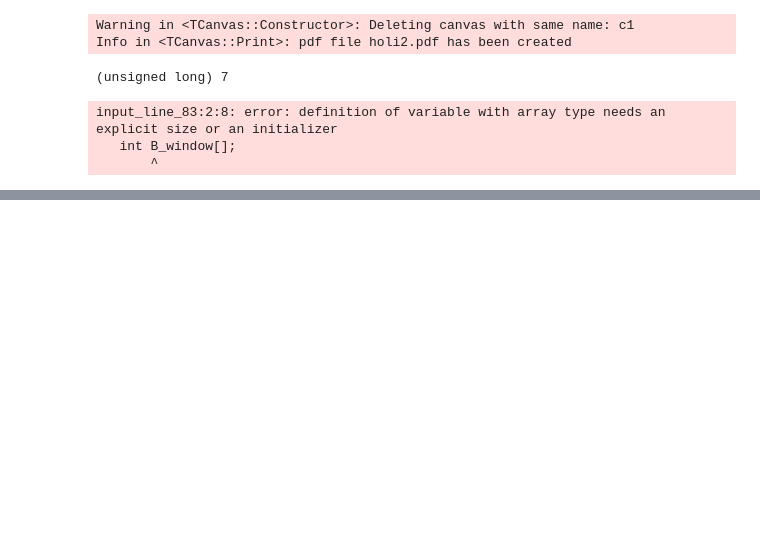
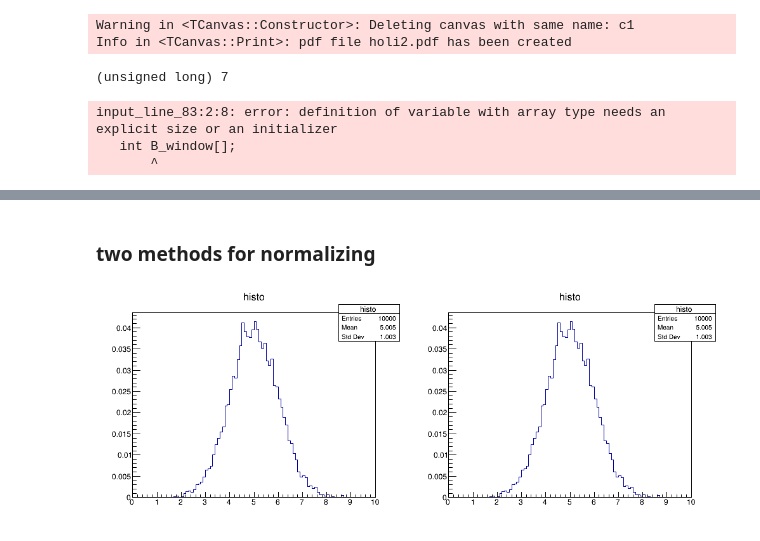
Before and after one commit to jjpereirab/B2HHH_2022_1, a Jupyter notebook: root_tools.ipynb, the cells around one changed output, grey strips where cells are left out. Saved outputs shown, nothing was run; the diff lists cells and outputs as text; code cells hidden in the pictures; blank space fills up the shorter version.

```diff
--- a/root_tools.ipynb
+++ b/root_tools.ipynb
@@ -436,0 +460,18 @@ input_line_83:2:8: error: definition of variable with array type needs an explic
+# %% [markdown]
+### two methods for normalizing
+# %%
+TCanvas *canvas = new TCanvas("Canvas","",1000,400);   canvas->Divide(2,1); // 2 cols 1 row
+histo->SetStats(1);
+TH1F *histo2 = (TH1F*) histo->Clone();   TH1F *histo3 = (TH1F*) histo->Clone();
+
+// FIRST METHOD
+canvas->cd(1);  histo2->DrawNormalized();
+
+// SECOND METHOD
+Float_t scale = histo3->Integral();
+histo3->Scale(1/scale);
+canvas->cd(2);  histo3->Draw("hist");
+
+canvas->Draw();
+# %% [output]
+[figure, added]
```
Also changed, not shown: parts of 29 cells of this notebook, 6 other files.
